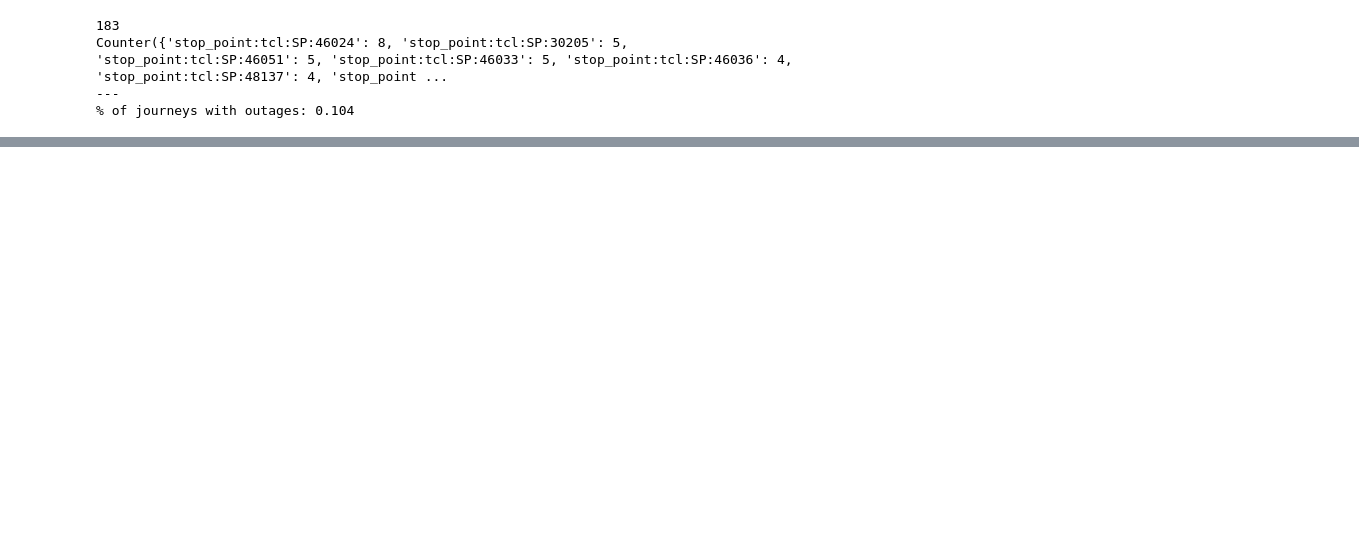
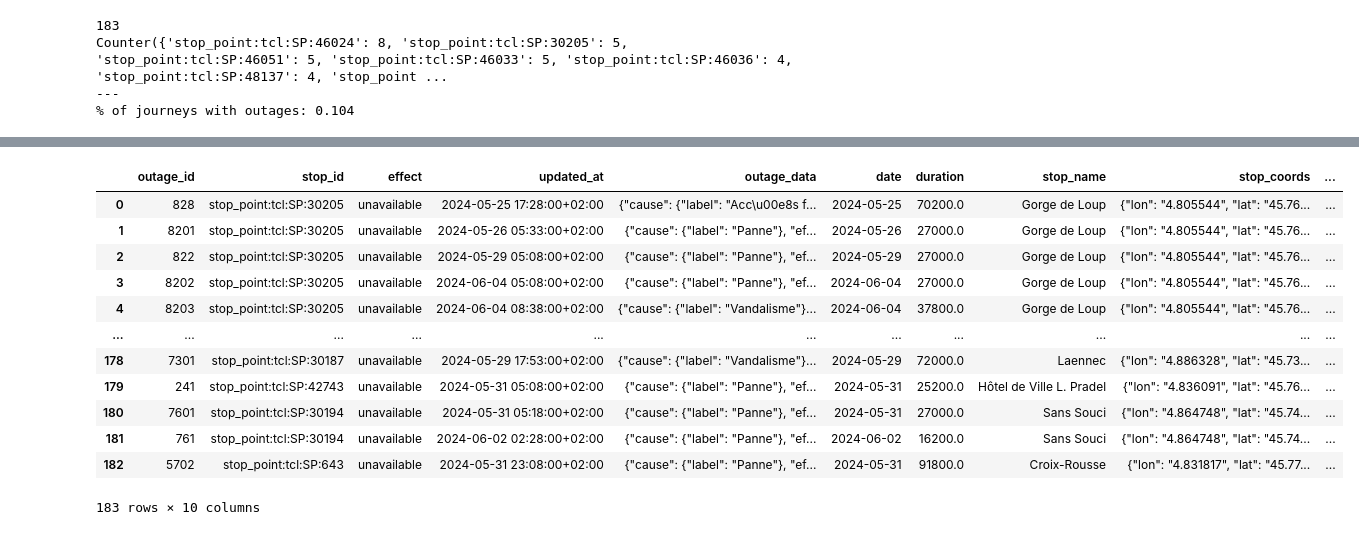
Before and after one commit to AldenCutler/LyonE24, a Jupyter notebook: random stats stuff/outages.ipynb, the cells around one changed output, grey strips where cells are left out. Saved outputs shown, nothing was run; the diff lists cells and outputs as text; code cells hidden in the pictures; blank space fills up the shorter version.

```diff
--- a/random stats stuff/outages.ipynb
+++ b/random stats stuff/outages.ipynb
@@ -31,0 +109,26 @@ Counter({'stop_point:tcl:SP:46024': 8, 'stop_point:tcl:SP:30205': 5, 'stop_point
+# %%
+# map outages to stops
+cursor.execute('SELECT * FROM stops')
+stops = cursor.fetchall()
+
+stops_df = pd.DataFrame(stops, columns=['stop_id', 'stop_name', 'stop_coords', 'stop_acc'])
+stops_df
+
+# merge outages_df with stops_df
+merged_df = pd.merge(outages_df, stops_df, on='stop_id')
+# %%
+merged_df
+# %% [output]
+|  | outage_id | stop_id | effect | updated_at | outage_data | date | duration | stop_name | stop_coords | ... |
+| 0 | 828 | stop_point:tcl:SP:30205 | unavailable | 2024-05-25 17:28:00+02:00 | {"cause": {"label": "Acc\u00e8s f... | 2024-05-25 | 70200.0 | Gorge de Loup | {"lon": "4.805544", "lat": "45.76... | ... |
+| 1 | 8201 | stop_point:tcl:SP:30205 | unavailable | 2024-05-26 05:33:00+02:00 | {"cause": {"label": "Panne"}, "ef... | 2024-05-26 | 27000.0 | Gorge de Loup | {"lon": "4.805544", "lat": "45.76... | ... |
+| 2 | 822 | stop_point:tcl:SP:30205 | unavailable | 2024-05-29 05:08:00+02:00 | {"cause": {"label": "Panne"}, "ef... | 2024-05-29 | 27000.0 | Gorge de Loup | {"lon": "4.805544", "lat": "45.76... | ... |
+| 3 | 8202 | stop_point:tcl:SP:30205 | unavailable | 2024-06-04 05:08:00+02:00 | {"cause": {"label": "Panne"}, "ef... | 2024-06-04 | 27000.0 | Gorge de Loup | {"lon": "4.805544", "lat": "45.76... | ... |
+| 4 | 8203 | stop_point:tcl:SP:30205 | unavailable | 2024-06-04 08:38:00+02:00 | {"cause": {"label": "Vandalisme"}... | 2024-06-04 | 37800.0 | Gorge de Loup | {"lon": "4.805544", "lat": "45.76... | ... |
+| ... | ... | ... | ... | ... | ... | ... | ... | ... | ... | ... |
+| 178 | 7301 | stop_point:tcl:SP:30187 | unavailable | 2024-05-29 17:53:00+02:00 | {"cause": {"label": "Vandalisme"}... | 2024-05-29 | 72000.0 | Laennec | {"lon": "4.886328", "lat": "45.73... | ... |
+| 179 | 241 | stop_point:tcl:SP:42743 | unavailable | 2024-05-31 05:08:00+02:00 | {"cause": {"label": "Panne"}, "ef... | 2024-05-31 | 25200.0 | Hôtel de Ville L. Pradel | {"lon": "4.836091", "lat": "45.76... | ... |
+| 180 | 7601 | stop_point:tcl:SP:30194 | unavailable | 2024-05-31 05:18:00+02:00 | {"cause": {"label": "Panne"}, "ef... | 2024-05-31 | 27000.0 | Sans Souci | {"lon": "4.864748", "lat": "45.74... | ... |
+| 181 | 761 | stop_point:tcl:SP:30194 | unavailable | 2024-06-02 02:28:00+02:00 | {"cause": {"label": "Panne"}, "ef... | 2024-06-02 | 16200.0 | Sans Souci | {"lon": "4.864748", "lat": "45.74... | ... |
+| 182 | 5702 | stop_point:tcl:SP:643 | unavailable | 2024-05-31 23:08:00+02:00 | {"cause": {"label": "Panne"}, "ef... | 2024-05-31 | 91800.0 | Croix-Rousse | {"lon": "4.831817", "lat": "45.77... | ... |
+183 rows × 10 columns
```
Also changed, not shown: parts of 10 cells of this notebook, 9 other files.
